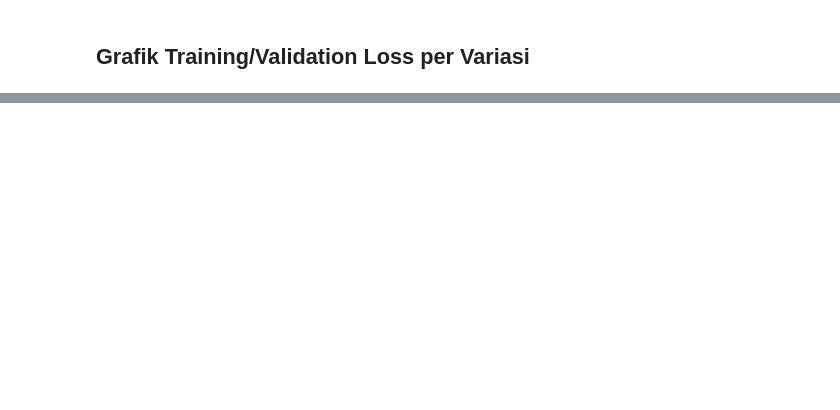
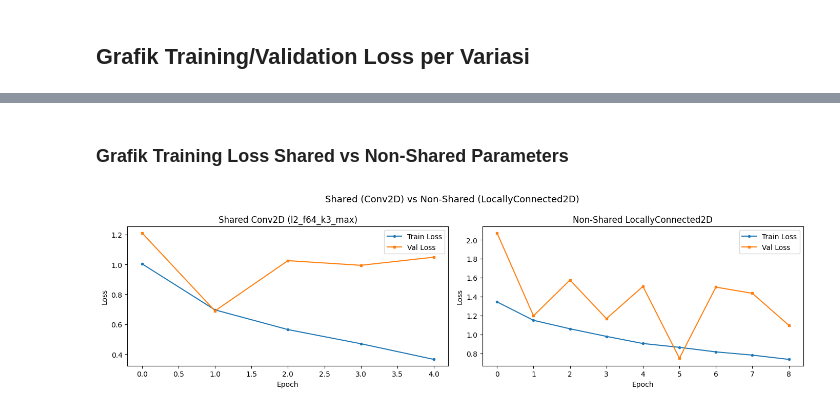
Before and after one commit to Farhanabd05/Tubes2ML_KicauMania, a Jupyter notebook: cnn_notebook.ipynb, the cells around one changed output, grey strips where cells are left out. Cells and saved outputs as stored; diff of their text form; code cells hidden in the pictures; blank space fills up the shorter version.

```diff
--- a/cnn_notebook.ipynb
+++ b/cnn_notebook.ipynb
@@ -187,0 +638,23 @@ plot_group('Pengaruh Jenis Pooling', [
+# %%
+# Evaluasi Keras non-shared
+t0 = time.time()
+preds_lc_keras = np.argmax(lc_keras.predict(X_test, verbose=0), axis=-1)
+t_lc_keras = time.time() - t0
+f1_lc_keras = f1_score(y_test, preds_lc_keras, average='macro')
+print(f"F1 Keras   (non-shared): {f1_lc_keras:.4f}  |  Waktu: {t_lc_keras:.2f}s")
+
+# Evaluasi Scratch non-shared
+SCRATCH_BATCH = 32
+preds_lc_scratch = []
+
+t0 = time.time()
+for i in range(0, len(X_test), SCRATCH_BATCH):
+    batch = X_test[i:i+SCRATCH_BATCH]
+    preds_lc_scratch.extend(scratch_nonshared.predict(batch))
+    print(f'\r  Progress: {min(i+SCRATCH_BATCH, len(X_test))}/{len(X_test)}', end='', flush=True)
+print()
+t_lc_scratch = time.time() - t0
+
+preds_lc_scratch = np.array(preds_lc_scratch)
+f1_lc_scratch = f1_score(y_test, preds_lc_scratch, average='macro')
+print(f"F1 Scratch (non-shared): {f1_lc_scratch:.4f}  |  Waktu: {t_lc_scratch:.2f}s")
@@ -187,0 +690,24 @@ plot_group('Pengaruh Jenis Pooling', [
+# %% [markdown]
+### Grafik Training Loss Shared vs Non-Shared Parameters
+# %%
+best_idx = next(i for i,(nl,nf,ks,pl) in enumerate(CONFIGS)
+                if results_sorted[0]['tag'] == f'l{nl}_f{nf}_k{ks}_{pl}')
+
+fig, axes = plt.subplots(1, 2, figsize=(14, 4))
+fig.suptitle("Shared (Conv2D) vs Non-Shared (LocallyConnected2D)", fontsize=13)
+
+for ax, hist, label in [
+    (axes[0], histories[best_idx],  f"Shared Conv2D ({best_tag})"),
+    (axes[1], hist_lc.history,       "Non-Shared LocallyConnected2D"),
+]:
+    ax.plot(hist['loss'],     label='Train Loss', marker='o', markersize=3)
+    ax.plot(hist['val_loss'], label='Val Loss',   marker='s', markersize=3)
+    ax.set_title(label)
+    ax.set_xlabel('Epoch')
+    ax.set_ylabel('Loss')
+    ax.legend()
+
+plt.tight_layout()
+plt.show()
+# %% [output]
+[figure, added]
```
Also changed, not shown: parts of 31 cells of this notebook, 1 other file.
